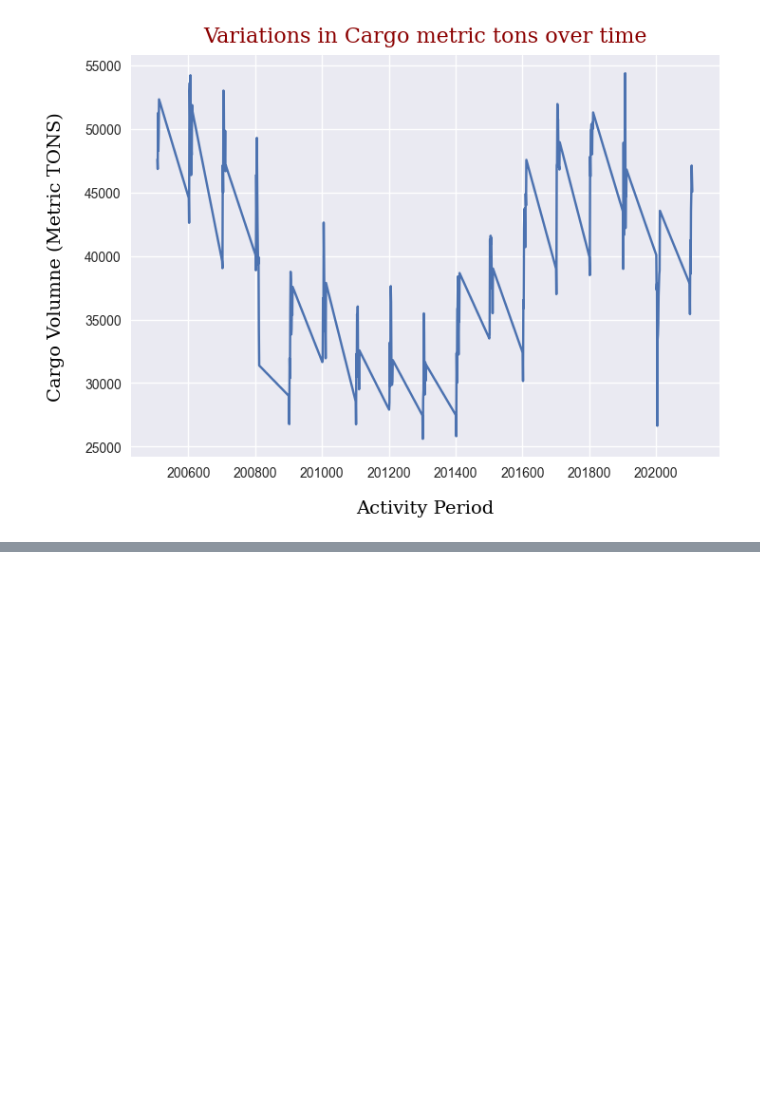
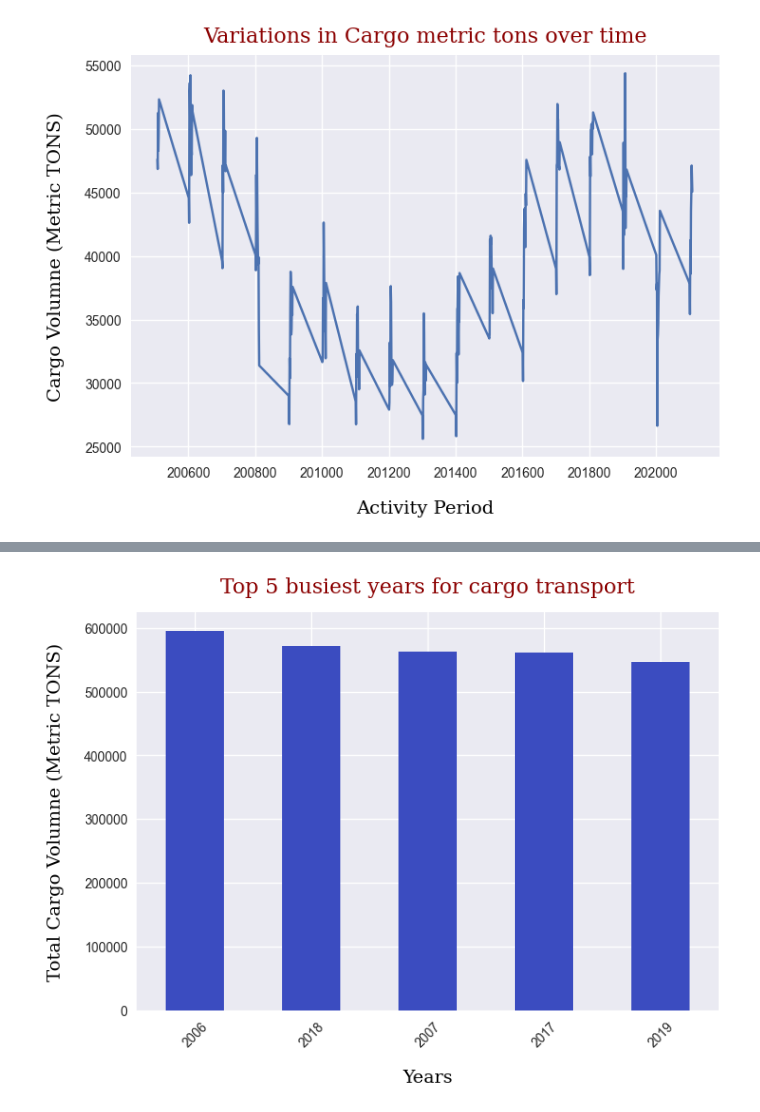
Before and after one commit to Shantnu-singh/Art-of-EDA, a Jupyter notebook: Plane Cargo.ipynb, the cells around one changed output, grey strips where cells are left out. Cells and saved outputs as stored; diff of their text form; code cells hidden in the pictures; blank space fills up the shorter version.

```diff
--- a/Plane Cargo.ipynb
+++ b/Plane Cargo.ipynb
@@ -291,0 +285,14 @@ Name: count, Length: 195, dtype: int64
+# %%
+# What are the top 5 busiest months/years for cargo transport?
+def extract_year(date):
+    return date // 100
+
+df.groupby("year")['Cargo Metric TONS'].sum().sort_values(ascending= False)[:5].plot(kind= "bar", colormap="coolwarm")
+plt.title("Top 5 busiest years for cargo transport" , fontdict= titlefont , pad = 15)
+plt.xticks(rotation = 45)
+
+plt.xlabel("Years" , labelpad=15 , fontdict= lablefont)
+plt.ylabel("Total Cargo Volumne (Metric TONS)" , labelpad=15 , fontdict= lablefont)
+plt.show()
+# %% [output]
+[figure, added]
```
Also changed, not shown: parts of 4 cells of this notebook, 1 other file.
